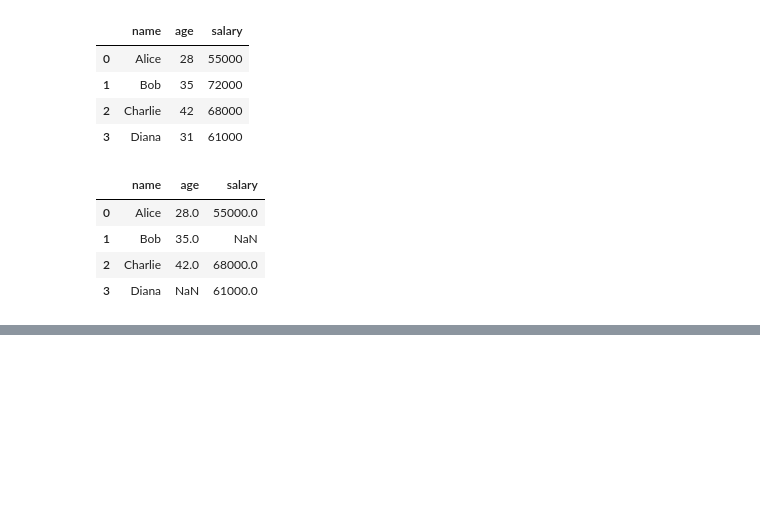
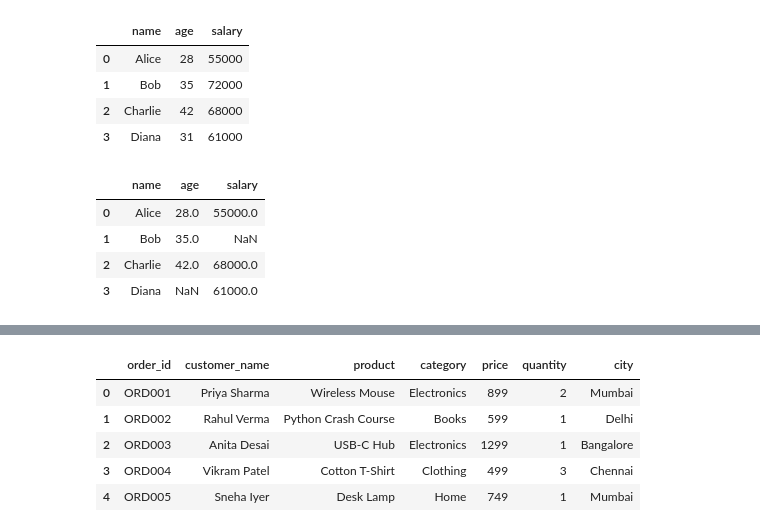
Before and after one commit to Alok-Senapati/Collab-Notebooks, a Jupyter notebook: pandas/Pandas DataFrames - Creation, Indexing & Selection.ipynb, the cells around one changed output, grey strips where cells are left out. Cells and saved outputs as stored; diff of their text form; code cells hidden in the pictures; blank space fills up the shorter version.

```diff
--- a/pandas/Pandas DataFrames - Creation, Indexing & Selection.ipynb
+++ b/pandas/Pandas DataFrames - Creation, Indexing & Selection.ipynb
@@ -299,0 +445,9 @@ pd.DataFrame(records_with_missing_fields)
+# %%
+df.head()
+# %% [output]
+|  | order_id | customer_name | product | category | price | quantity | city |
+| 0 | ORD001 | Priya Sharma | Wireless Mouse | Electronics | 899 | 2 | Mumbai |
+| 1 | ORD002 | Rahul Verma | Python Crash Course | Books | 599 | 1 | Delhi |
+| 2 | ORD003 | Anita Desai | USB-C Hub | Electronics | 1299 | 1 | Bangalore |
+| 3 | ORD004 | Vikram Patel | Cotton T-Shirt | Clothing | 499 | 3 | Chennai |
+| 4 | ORD005 | Sneha Iyer | Desk Lamp | Home | 749 | 1 | Mumbai |
```
Also changed, not shown: parts of 28 cells of this notebook.
